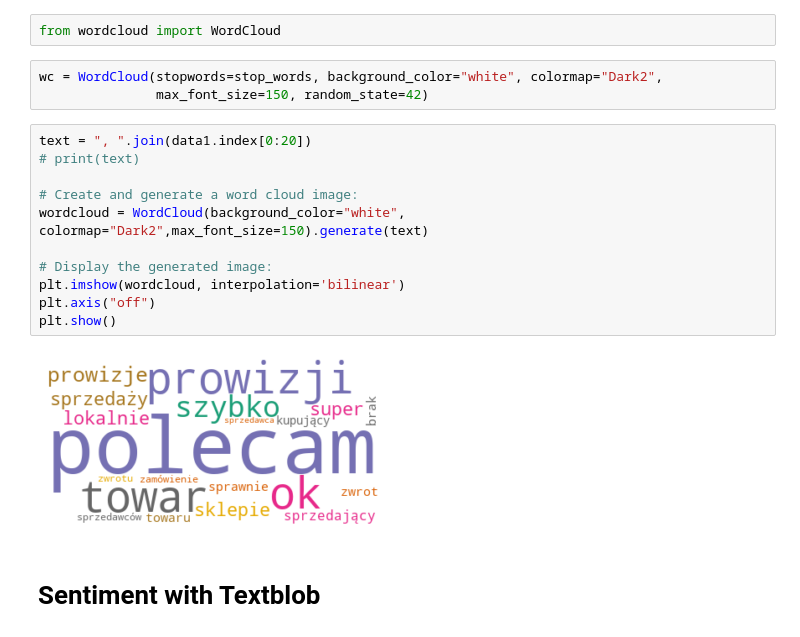
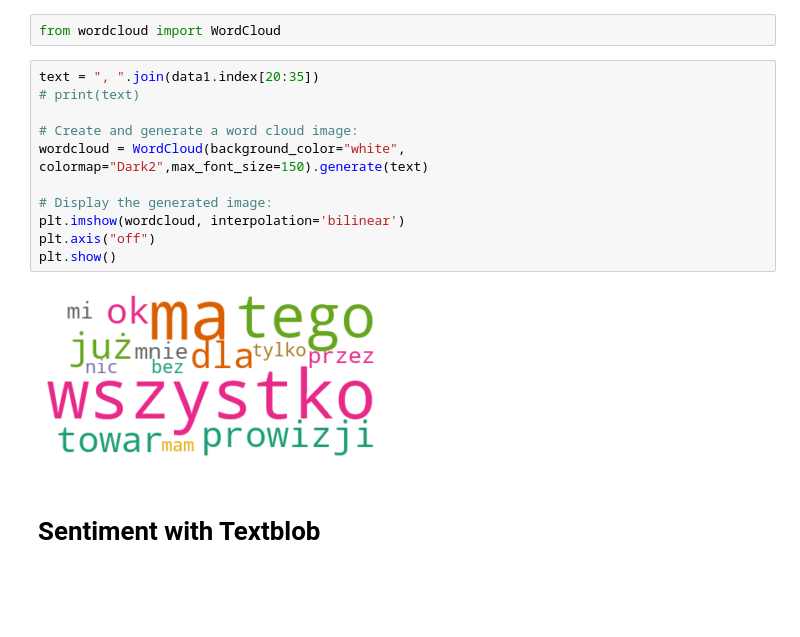
Before and after one commit to AgnesGru/Ocena-komentarzy-NLP, a Jupyter notebook: Flask/EDA.ipynb, the cells around one changed output. Saved outputs shown, nothing was run; the diff lists cells and outputs as text; blank space fills up the shorter version.

```diff
--- a/Flask/EDA.ipynb
+++ b/Flask/EDA.ipynb
@@ -80,22 +80,19 @@ Successfully installed wordcloud-1.8.1
 ## WordCloud
 # %%
 from wordcloud import WordCloud
-# %%
-wc = WordCloud(stopwords=stop_words, background_color="white", colormap="Dark2",
-               max_font_size=150, random_state=42)
 # %%
-text = ", ".join(data1.index[0:20])
+text = ", ".join(data1.index[20:35])
 # print(text)
 
 # Create and generate a word cloud image:
 wordcloud = WordCloud(background_color="white", colormap="Dark2",max_font_size=150).generate(text)
 
 # Display the generated image:
 plt.imshow(wordcloud, interpolation='bilinear')
 plt.axis("off")
 plt.show()
 # %% [output]
-[figure, old version]
+[figure, new version]
 # %% [markdown]
 # Sentiment with Textblob
 # %% [markdown]
```
Also changed, not shown: parts of 3 cells of this notebook, 6 other files.
